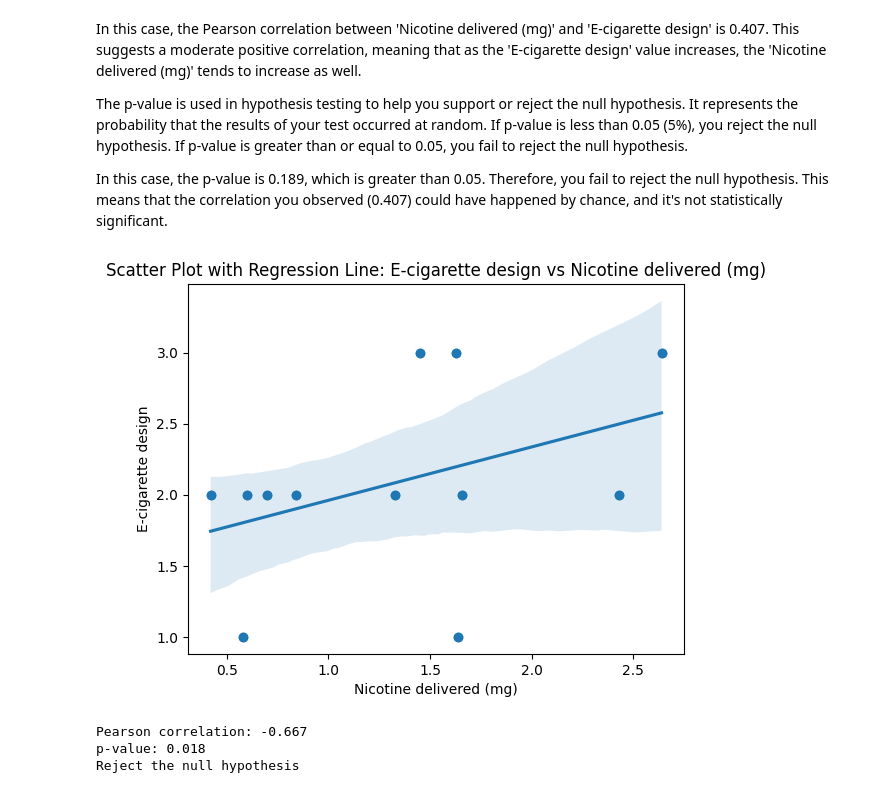
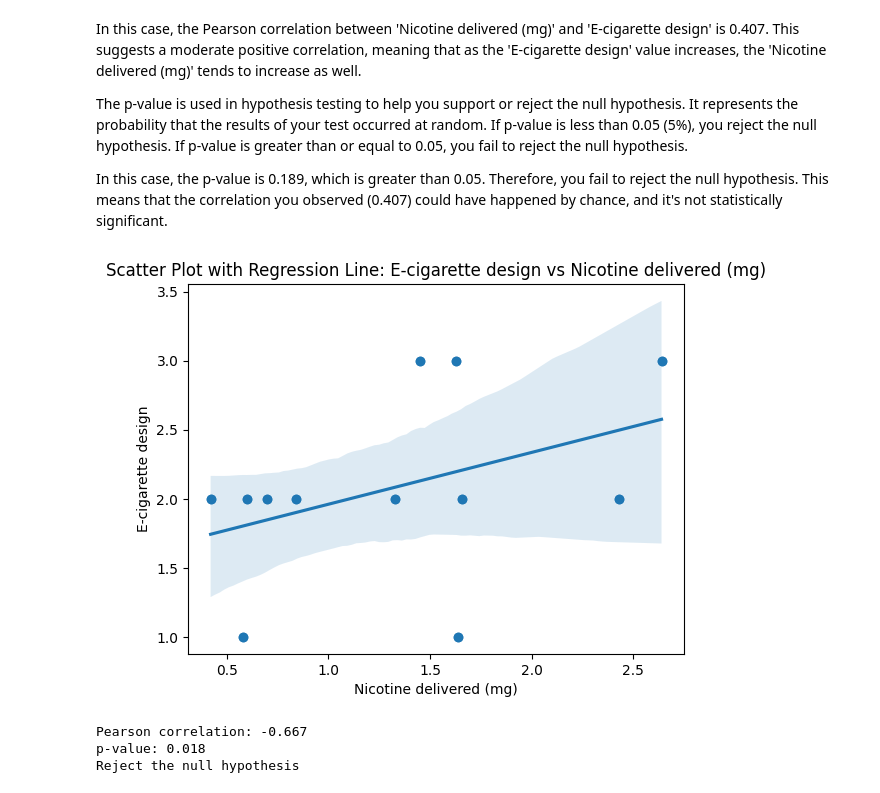
Before and after one commit to harshit2702/Major-Project-Nicotine-Retention, a Jupyter notebook: notebooks/discoveringData.ipynb, the cells around one changed output. Drawn from its saved outputs; the diff is of its cells as text; code cells hidden in the pictures.

```diff
--- a/notebooks/discoveringData.ipynb
+++ b/notebooks/discoveringData.ipynb
@@ -393,13 +384,13 @@ The p-value is used in hypothesis testing to help you support or reject the null
 In this case, the p-value is 0.189, which is greater than 0.05. Therefore, you fail to reject the null hypothesis. This means that the correlation you observed (0.407) could have happened by chance, and it's not statistically significant.
 # %%
 plt.scatter(merged_df['Nicotine\ndelivered\n(mg)'], merged_df['E-cigarette design'])
-sns.regplot(x=merged_df['Nicotine\ndelivered\n(mg)'], y=merged_df2['E-cigarette design'])
+sns.regplot(x=merged_df['Nicotine\ndelivered\n(mg)'], y=merged_df['E-cigarette design'])
 plt.xlabel('Nicotine delivered (mg)')
 plt.ylabel('E-cigarette design')
 plt.title('Scatter Plot with Regression Line: E-cigarette design vs Nicotine delivered (mg)')
 plt.show()
 # %% [output]
-[figure, old version]
+[figure, new version]
 # %%
 # Perform hypothesis test
 corr, p_value = pearsonr(merged_df['Nicotine on label (mg/mL)'], merged_df['E-cigarette design'])
```
Also changed, not shown: parts of 17 cells of this notebook, 7 other files.
